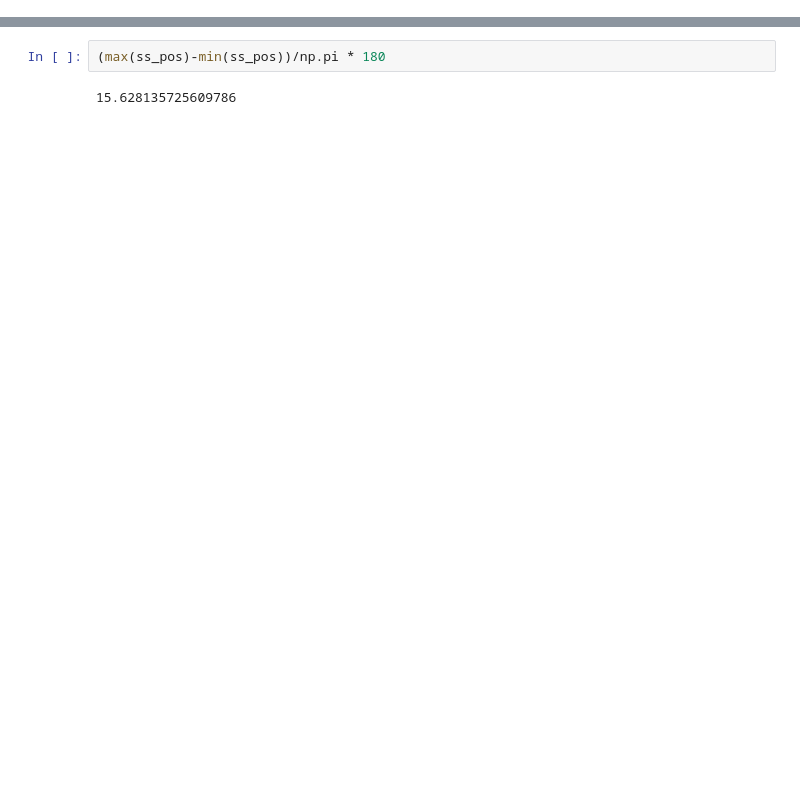
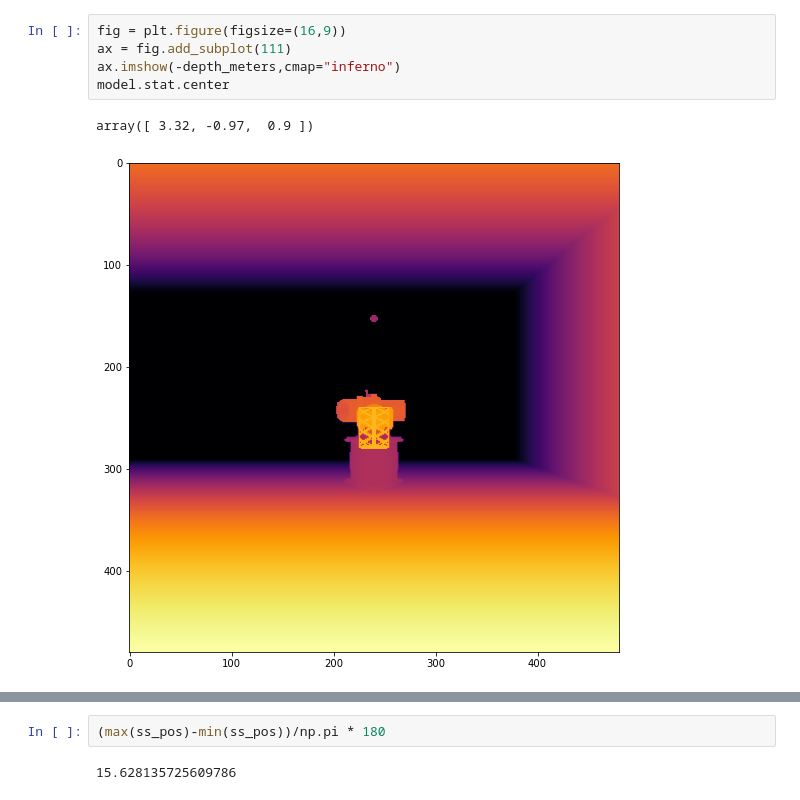
Before and after one commit to LuanGBR/Kuka_RL_Control, a Jupyter notebook: PD_tuninnig.ipynb, the cells around one changed output, grey strips where cells are left out. Cells and saved outputs as stored; diff of their text form; blank space fills up the shorter version.

```diff
--- a/PD_tuninnig.ipynb
+++ b/PD_tuninnig.ipynb
@@ -18,0 +37,8 @@ plt.imshow(img)
+# %%
+fig = plt.figure(figsize=(16,9))
+ax = fig.add_subplot(111)
+ax.imshow(-depth_meters,cmap="inferno")
+model.stat.center
+# %% [output]
+array([ 3.32, -0.97,  0.9 ])
+[figure, added]
```
Also changed, not shown: parts of 35 cells of this notebook, 6 other files.
